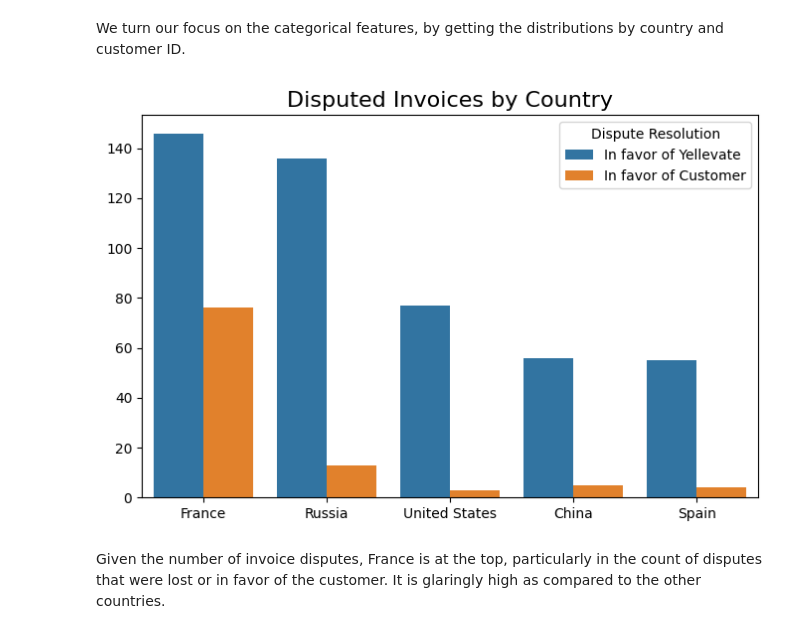
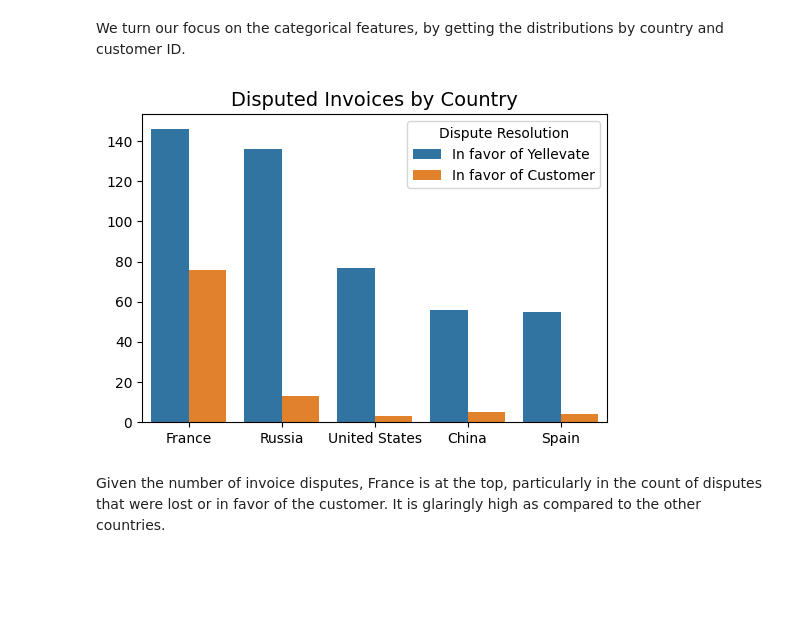
Before and after one commit to ebernardino01/DataAnalystPortfolio, a Jupyter notebook: Yellevate/Yellevate_Data_Analysis.ipynb, the cells around one changed output. Saved outputs shown, nothing was run; the diff lists cells and outputs as text; code cells hidden in the pictures; blank space fills up the shorter version.

```diff
--- a/Yellevate/Yellevate_Data_Analysis.ipynb
+++ b/Yellevate/Yellevate_Data_Analysis.ipynb
@@ -139,22 +139,22 @@ We turn our focus on the categorical features, by getting the distributions by c
 disputed_data = df[df['disputed'] == True]
 # %%
 # Visualize the number of disputed invoices by country
-plt.figure(figsize = (8, 5))
+plt.figure(figsize = (6, 4))
 sns.countplot(x='country', data=disputed_data, hue='dispute_lost')
-plt.title('Disputed Invoices by Country', fontsize=16)
+plt.title('Disputed Invoices by Country', fontsize=14)
 plt.xlabel('')
 plt.ylabel('')
 plt.legend(
     title='Dispute Resolution',
     loc='upper right',
     labels=[
         'In favor of Yellevate',
         'In favor of Customer'
     ]
 )
 plt.show()
 # %% [output]
-[figure, old version]
+[figure, new version]
 # %% [markdown]
 Given the number of invoice disputes, France is at the top, particularly in the count of disputes that were lost or in favor of the customer. It is glaringly high as compared to the other countries.
 # %%
```
Also changed, not shown: parts of 5 cells of this notebook.
